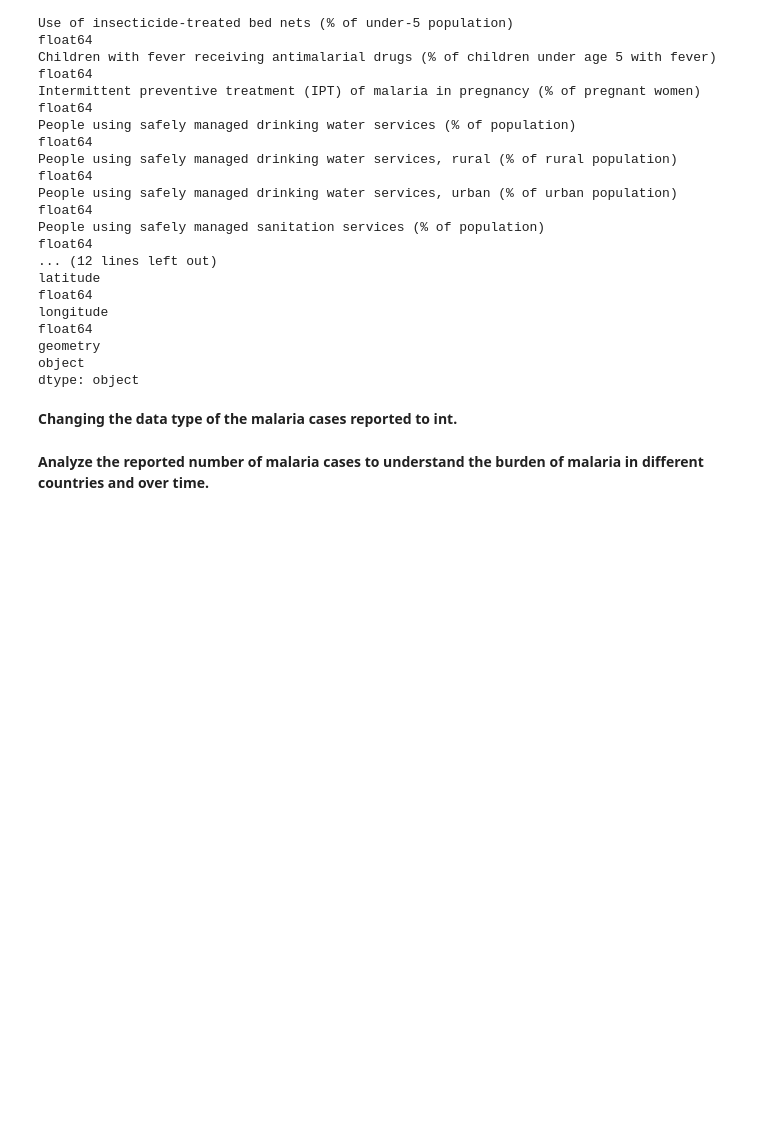
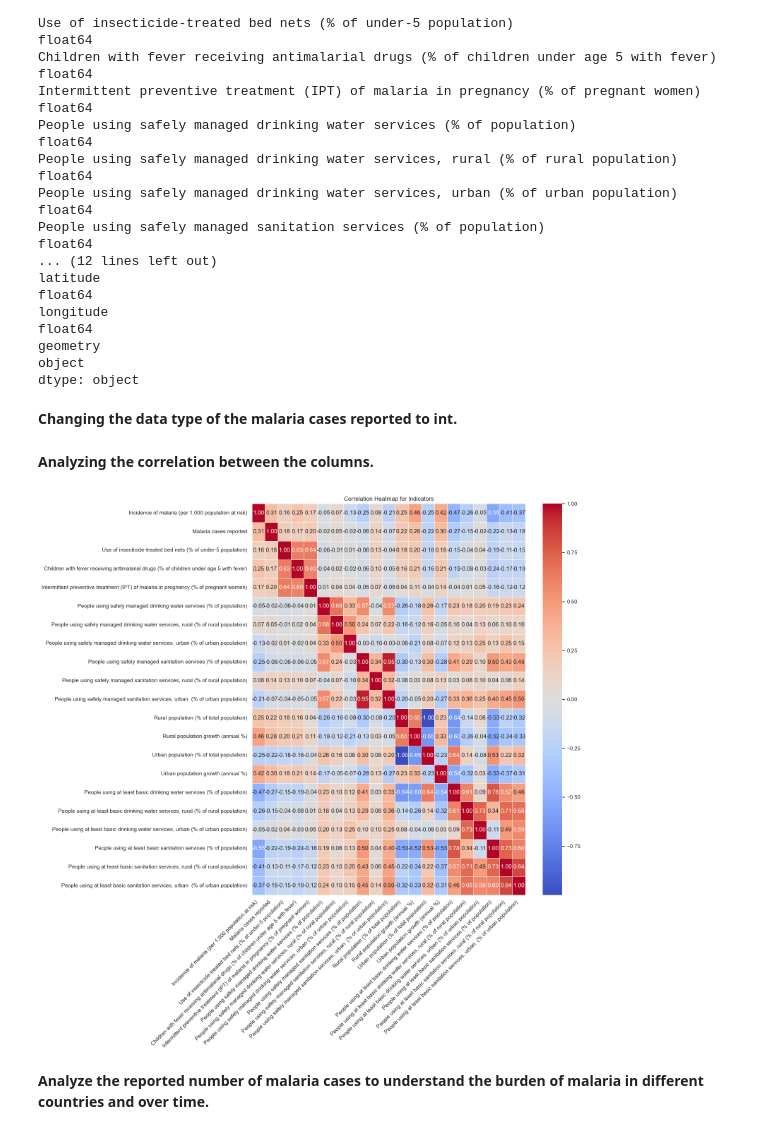
Before and after one commit to swalusimbi/Malaria_In_Africa, a Jupyter notebook: Malaria_in_Africa_GroupB/src/grp_work/project.ipynb, the cells around one changed output. Drawn from its saved outputs; the diff is of its cells as text; code cells hidden in the pictures; blank space fills up the shorter version.

Commit message:
added heatmap for the necessary columns

```diff
--- a/Malaria_in_Africa_GroupB/src/grp_work/project.ipynb
+++ b/Malaria_in_Africa_GroupB/src/grp_work/project.ipynb
@@ -278,6 +278,24 @@ dtype: object
 **Changing the data type of the malaria cases reported to int.**
 # %%
 df['Malaria cases reported'] = df['Malaria cases reported'].astype('int')
+# %% [markdown]
+**Analyzing the correlation between the columns.**
+# %%
+# Filter only the necessary columns
+heatmap_data = df.iloc[:, 3:24]
+
+# Compute the correlation matrix
+correlation_matrix = heatmap_data.corr()
+
+plt.figure(figsize=(16, 16))
+sns.heatmap(correlation_matrix, annot=True, cmap='coolwarm', fmt='.2f', linewidths=0.5)
+plt.title('Correlation Heatmap for Indicators')
+plt.xticks(rotation=45, ha='right')
+plt.yticks(rotation=0)
+plt.tight_layout()
+plt.show()
+# %% [output]
+[figure, added]
 # %% [markdown]
 **Analyze the reported number of malaria cases to understand the burden of malaria in different countries and over time.**
 # %%
```
Also changed, not shown: parts of 1 cell of this notebook.
